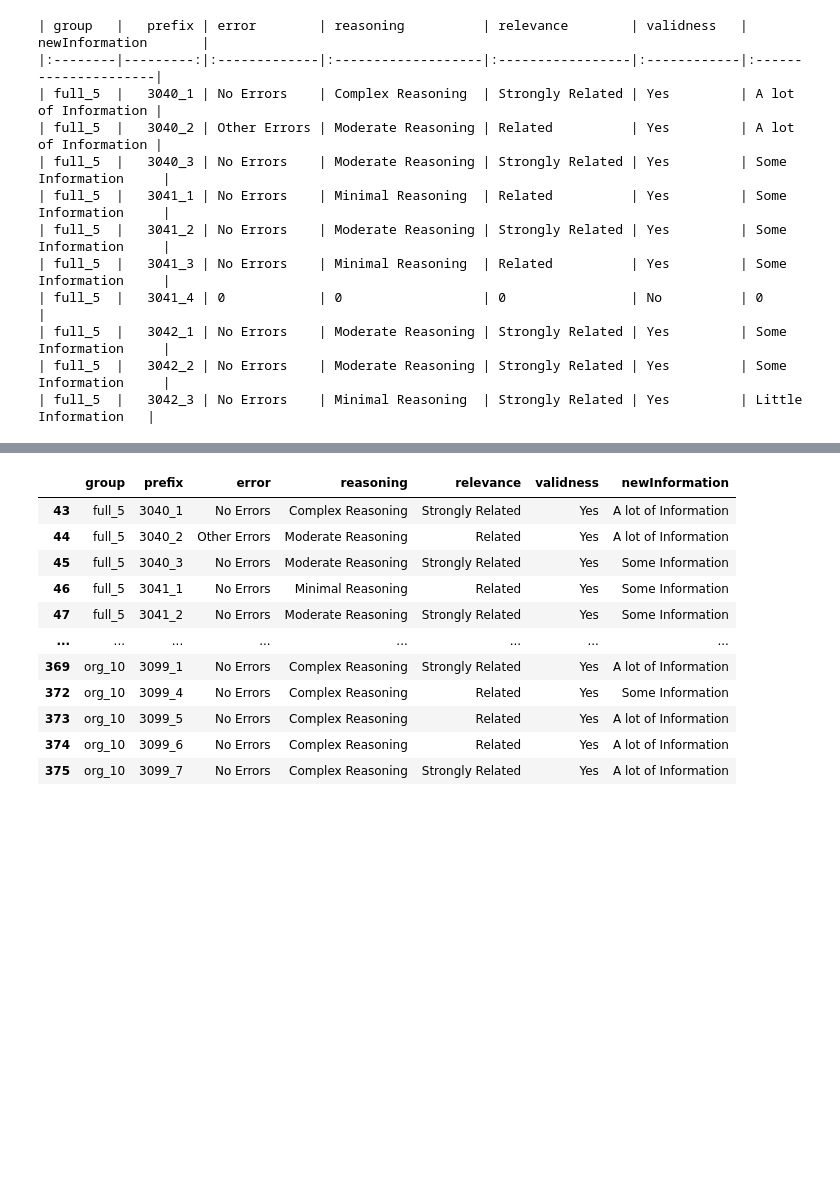
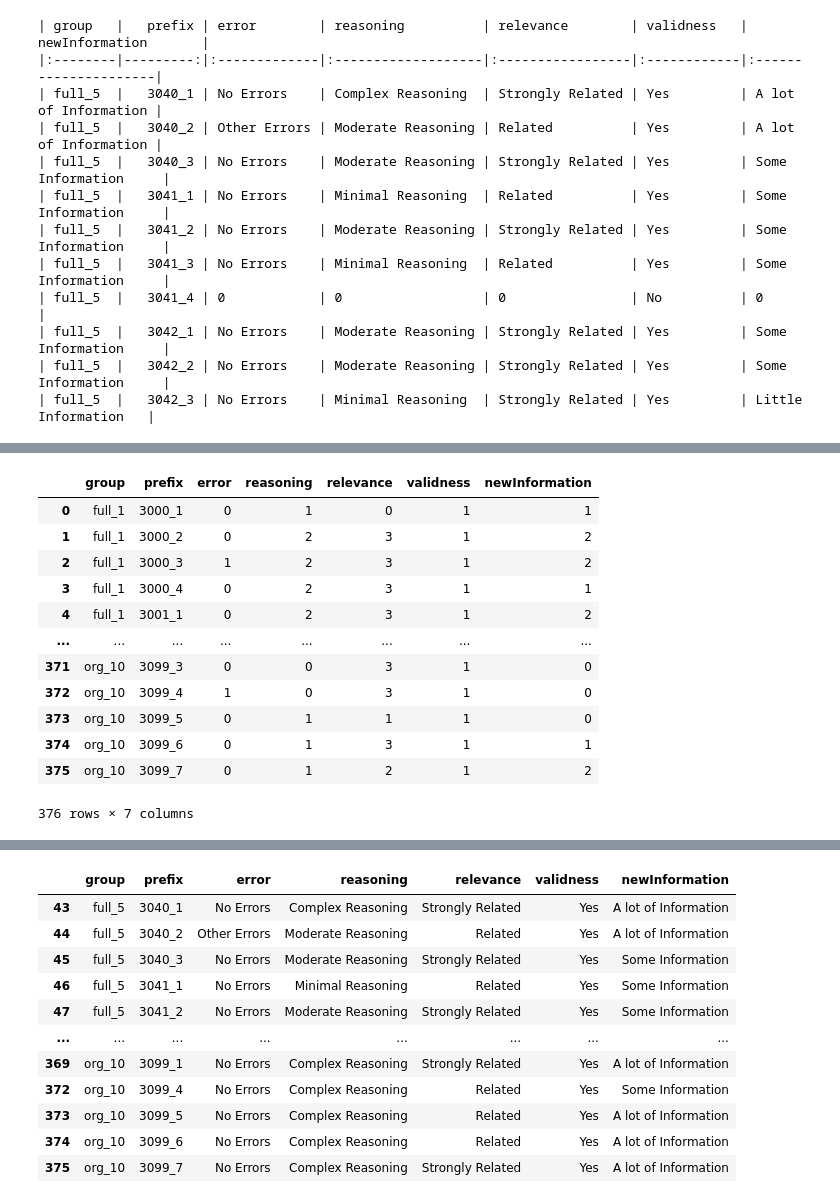
Before and after one commit to zheliu92/nlp_followupqg_public, a Jupyter notebook: Human_Evaluation/Helpers/mode_2_output_analysis.ipynb, the cells around one changed output, grey strips where cells are left out. Cells and saved outputs as stored; diff of their text form; code cells hidden in the pictures; blank space fills up the shorter version.

```diff
--- a/Human_Evaluation/Helpers/mode_2_output_analysis.ipynb
+++ b/Human_Evaluation/Helpers/mode_2_output_analysis.ipynb
@@ -364,0 +427,30 @@ df_imputed_3 = data_with_true_values_3.fillna(0)
+# %%
+# imputing data
+fill_1 = ["error"]
+
+df_imputed_1 = converted_df_1.copy()
+mask_1 = df_imputed_1.columns.isin(fill_1)
+df_imputed_1.loc[:, ~mask_1] = df_imputed_1.loc[:, ~mask_1].fillna(0)
+df_imputed_1.loc[:, mask_1] = df_imputed_1.loc[:, mask_1].fillna(1)
+
+df_imputed_2 = converted_df_2.copy()
+mask_2 = df_imputed_2.columns.isin(fill_1)
+df_imputed_2.loc[:, ~mask_2] = df_imputed_2.loc[:, ~mask_2].fillna(0)
+df_imputed_2.loc[:, mask_2] = df_imputed_2.loc[:, mask_2].fillna(1)
+
+df_imputed_3 = converted_df_3.copy()
+mask_3 = df_imputed_3.columns.isin(fill_1)
+df_imputed_3.loc[:, ~mask_3] = df_imputed_3.loc[:, ~mask_3].fillna(0)
+df_imputed_3.loc[:, mask_3] = df_imputed_3.loc[:, mask_3].fillna(1)
+
+
+# df_imputed_1[na_1_fill_columns] = data_with_true_values_1_redo[na_1_fill_columns].fillna(1) # using re-collected valid dataset
+# df_imputed_1[~na_1_fill_columns] = data_with_true_values_1_redo[~na_1_fill_columns].fillna(10) # using re-collected valid dataset
+# df_imputed_2[na_1_fill_columns] = data_with_true_values_2_redo[na_1_fill_columns].fillna(1) # using re-collected valid dataset
+# df_imputed_2[~na_1_fill_columns] = data_with_true_values_2_redo[~na_1_fill_columns].fillna(0) # using re-collected valid dataset
+# df_imputed_3[na_1_fill_columns] = data_with_true_values_3[na_1_fill_columns].fillna(1)
+# df_imputed_3[~na_1_fill_columns] = data_with_true_values_3[~na_1_fill_columns].fillna(0)
+
+# df_imputed_1 = data_with_true_values_1_redo.copy().fillna(0) # using re-collected valid dataset
+# df_imputed_2 = data_with_true_values_2_redo.copy().fillna(0) # using re-collected valid dataset
+# df_imputed_3 = data_with_true_values_3.copy().fillna(0)
@@ -364,0 +475,18 @@ df_imputed_3 = data_with_true_values_3.fillna(0)
+# %%
+setColumnTypes(df_imputed_1)
+setColumnTypes(df_imputed_2)
+setColumnTypes(df_imputed_3)
+# %% [output]
+|  | group | prefix | error | reasoning | relevance | validness | newInformation |
+| 0 | full_1 | 3000_1 | 0 | 1 | 0 | 1 | 1 |
+| 1 | full_1 | 3000_2 | 0 | 2 | 3 | 1 | 2 |
+| 2 | full_1 | 3000_3 | 1 | 2 | 3 | 1 | 2 |
+| 3 | full_1 | 3000_4 | 0 | 2 | 3 | 1 | 1 |
+| 4 | full_1 | 3001_1 | 0 | 2 | 3 | 1 | 2 |
+| ... | ... | ... | ... | ... | ... | ... | ... |
+| 371 | org_10 | 3099_3 | 0 | 0 | 3 | 1 | 0 |
+| 372 | org_10 | 3099_4 | 1 | 0 | 3 | 1 | 0 |
+| 373 | org_10 | 3099_5 | 0 | 1 | 1 | 1 | 0 |
+| 374 | org_10 | 3099_6 | 0 | 1 | 3 | 1 | 1 |
+| 375 | org_10 | 3099_7 | 0 | 1 | 2 | 1 | 2 |
+376 rows × 7 columns
```
Also changed, not shown: parts of 13 cells of this notebook, 4 other files.
